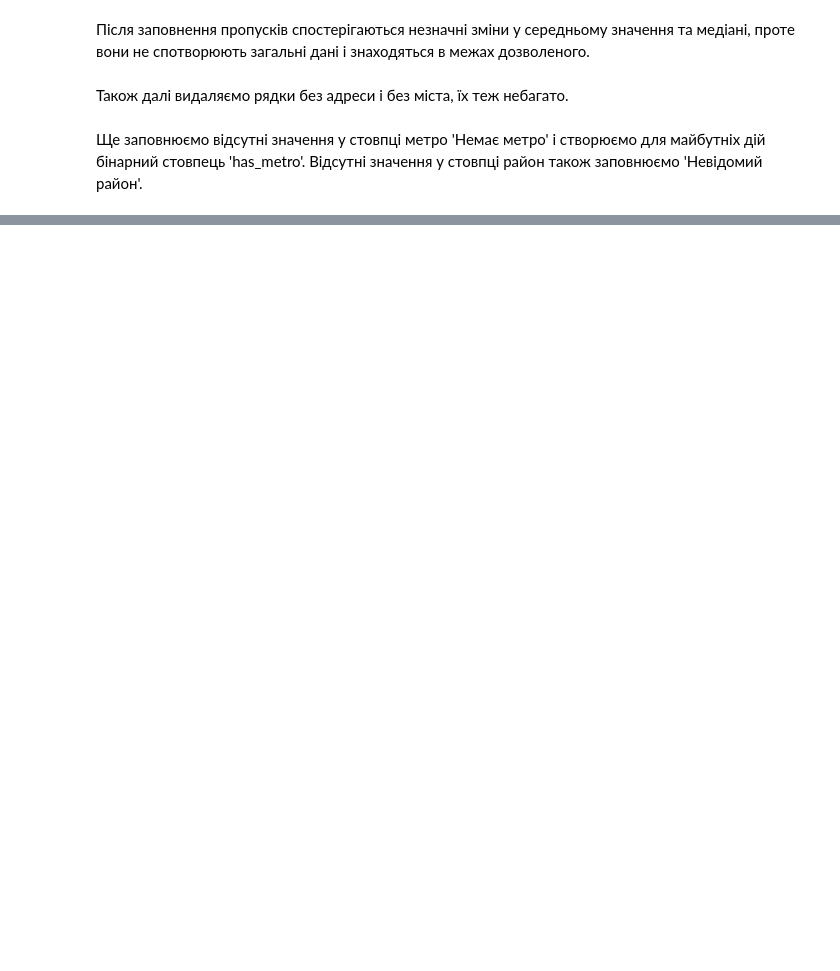
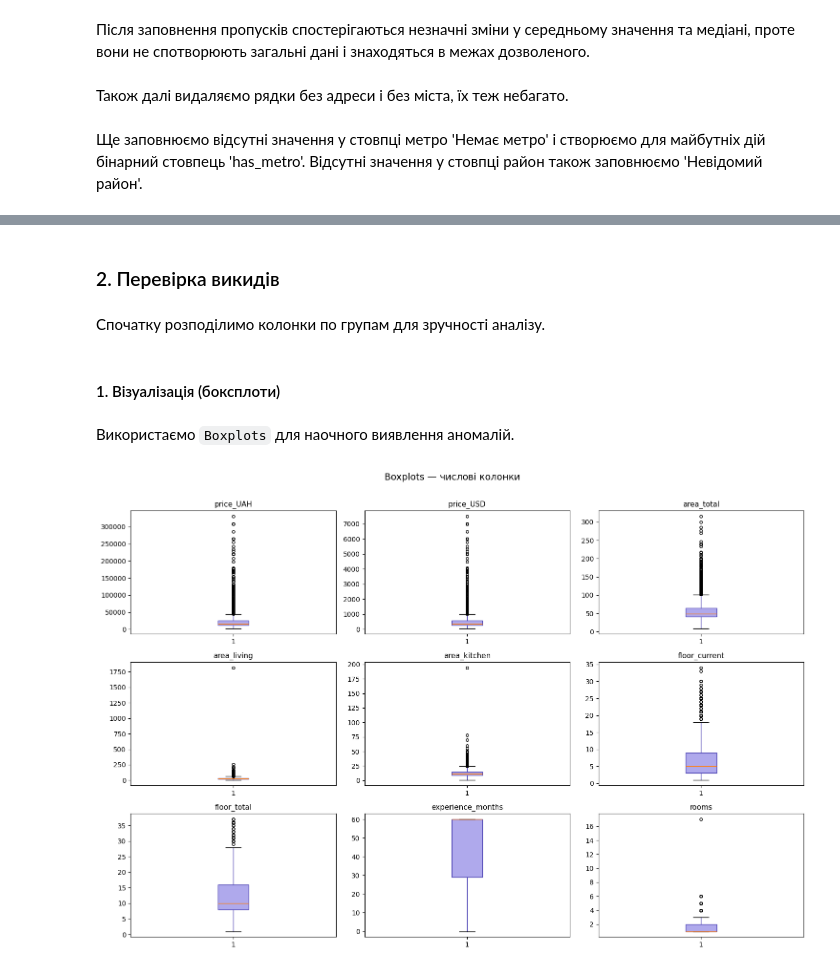
Before and after one commit to kon7drat-illia/Residential-Rental-Market-Analysis, a Jupyter notebook: notebook.ipynb, the cells around one changed output, grey strips where cells are left out. Drawn from its saved outputs; the diff is of its cells as text; code cells hidden in the pictures; blank space fills up the shorter version.

Commit message:
EDA: Duplicate processing and outlier checking completed

```diff
--- a/notebook.ipynb
+++ b/notebook.ipynb
@@ -431,0 +425,4 @@ print(f"\nПісля видалення: {len(cl_df)} рядків залиши
+# %%
+print(f"Довжина датасету до видалення дублікатів: {len(cl_df)}")
+cl_df = cl_df.drop_duplicates(subset=['price_UAH', 'rooms', 'area_total', 'floor_current', 'address'], keep='first')
+print(f"Довжина датасету після видалення дублікатів: {len(cl_df)}")
@@ -431,0 +469,4 @@ print(f"\nПісля видалення: {len(cl_df)} рядків залиши
+# %%
+print(f"Довжина датасету до видалення дублікатів: {len(cl_df)}")
+cl_df = cl_df.drop_duplicates(subset=['price_UAH', 'rooms', 'area_total', 'floor_current', 'seller'], keep='first')
+print(f"Довжина датасету після видалення дублікатів: {len(cl_df)}")
@@ -431,0 +507,6 @@ print(f"\nПісля видалення: {len(cl_df)} рядків залиши
+# %%
+print(f"Довжина датасету до видалення дублікатів: {len(cl_df)}")
+
+cl_df = cl_df.drop_duplicates(subset=['rooms', 'floor_current', 'address'], keep='first')
+
+print(f"Готово! Залишилося унікальних реальних квартир: {len(cl_df)}")
@@ -513,2 +599,43 @@ Data columns (total 30 columns):
 dtypes: Int64(2), datetime64[us](1), float64(3), int64(16), str(8)
 memory usage: 1.1 MB
+# %% [markdown]
+### 2. Перевірка викидів
+# %% [markdown]
+Спочатку розподілимо колонки по групам для зручності аналізу.
+# %%
+numeric_cols = [
+    'price_UAH', 'price_USD',
+    'area_total', 'area_living', 'area_kitchen',
+    'floor_current', 'floor_total',
+    'experience_months', 'rooms'
+]
+
+binary_cols = [
+    'kitchen_studio', 'penthouse', 'multilevel', 'has_shelter',
+    'no_light_internet', 'no_light_mobile_connection',
+    'no_light_water', 'no_light_heating', 'no_light_gas',
+    'no_light_elevator', 'has_metro'
+]
+
+categorical_cols = ['seller_level', 'pets', 'city_name', 'district']
+# %% [markdown]
+#### 1. Візуалізація (боксплоти)
+# %% [markdown]
+Використаємо `Boxplots` для наочного виявлення аномалій.
+# %%
+fig, axes = plt.subplots(3, 3, figsize=(15, 10))
+axes = axes.flatten()
+
+for i, col in enumerate(numeric_cols):
+    axes[i].boxplot(cl_df[col].dropna(), vert=True, patch_artist=True,
+                    boxprops=dict(facecolor='#AFA9EC', color='#534AB7'),
+                    whiskerprops=dict(color='#534AB7'),
+                    flierprops=dict(marker='o', color='#D85A30', markersize=4))
+    axes[i].set_title(col, fontsize=11)
+    axes[i].set_xlabel('')
+
+plt.suptitle('Boxplots — числові колонки', fontsize=14, y=1.01)
+plt.tight_layout()
+plt.show()
+# %% [output]
+[figure, added]
```
Also changed, not shown: parts of 50 cells of this notebook, 1 other file.
